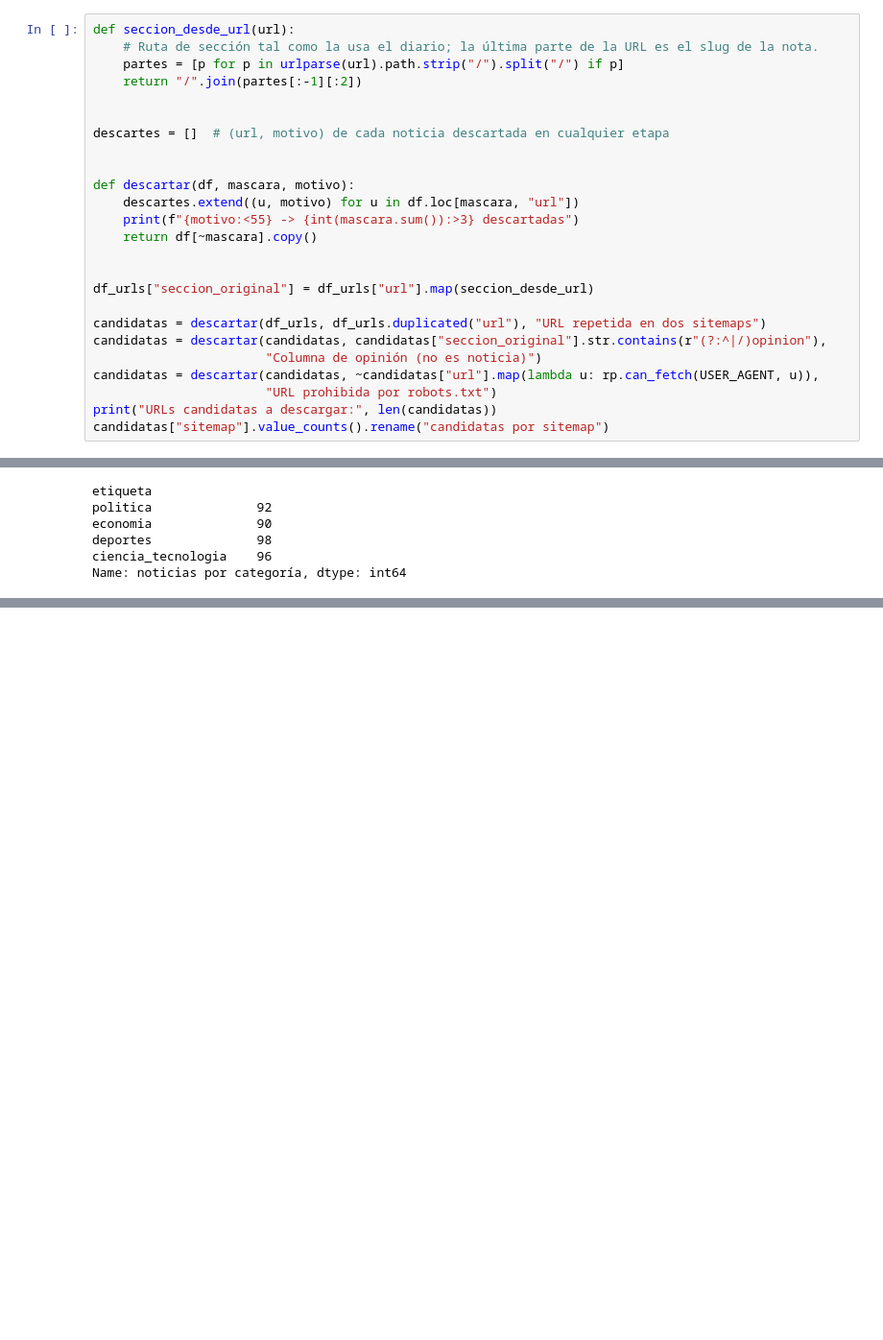
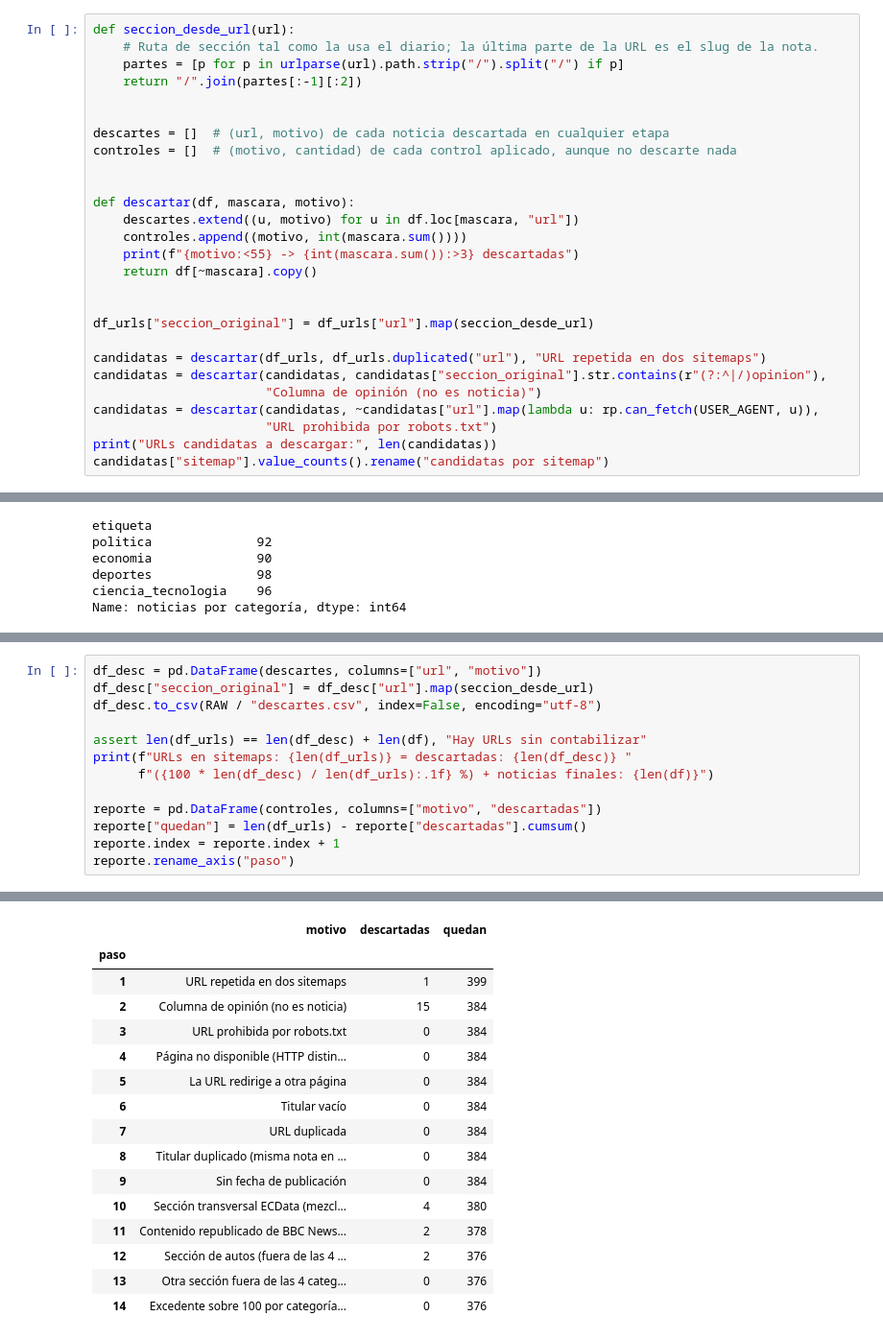
Before and after one commit to IvettexMamani/diplomado-python-2026, a Jupyter notebook: tarea_1/01_recoleccion.ipynb, the cells around one changed output, grey strips where cells are left out. Shown at 96% size. Cells and saved outputs as stored; diff of their text form; blank space fills up the shorter version.

```diff
--- a/tarea_1/01_recoleccion.ipynb
+++ b/tarea_1/01_recoleccion.ipynb
@@ -213,10 +213,12 @@ def seccion_desde_url(url):
 
 
 descartes = []  # (url, motivo) de cada noticia descartada en cualquier etapa
+controles = []  # (motivo, cantidad) de cada control aplicado, aunque no descarte nada
 
 
 def descartar(df, mascara, motivo):
     descartes.extend((u, motivo) for u in df.loc[mascara, "url"])
+    controles.append((motivo, int(mascara.sum())))
     print(f"{motivo:<55} -> {int(mascara.sum()):>3} descartadas")
     return df[~mascara].copy()
 
@@ -474,0 +480,14 @@ Name: noticias por categoría, dtype: int64
+# %%
+df_desc = pd.DataFrame(descartes, columns=["url", "motivo"])
+df_desc["seccion_original"] = df_desc["url"].map(seccion_desde_url)
+df_desc.to_csv(RAW / "descartes.csv", index=False, encoding="utf-8")
+
+assert len(df_urls) == len(df_desc) + len(df), "Hay URLs sin contabilizar"
+print(f"URLs en sitemaps: {len(df_urls)} = descartadas: {len(df_desc)} "
+      f"({100 * len(df_desc) / len(df_urls):.1f} %) + noticias finales: {len(df)}")
+
+reporte = pd.DataFrame(controles, columns=["motivo", "descartadas"])
+reporte["quedan"] = len(df_urls) - reporte["descartadas"].cumsum()
+reporte.index = reporte.index + 1
+reporte.rename_axis("paso")
+# %% [output]
@@ -474,0 +495,16 @@ Name: noticias por categoría, dtype: int64
+|  | motivo | descartadas | quedan |
+| paso |  |  |  |
+| 1 | URL repetida en dos sitemaps | 1 | 399 |
+| 2 | Columna de opinión (no es noticia) | 15 | 384 |
+| 3 | URL prohibida por robots.txt | 0 | 384 |
+| 4 | Página no disponible (HTTP distin... | 0 | 384 |
+| 5 | La URL redirige a otra página | 0 | 384 |
+| 6 | Titular vacío | 0 | 384 |
+| 7 | URL duplicada | 0 | 384 |
+| 8 | Titular duplicado (misma nota en ... | 0 | 384 |
+| 9 | Sin fecha de publicación | 0 | 384 |
+| 10 | Sección transversal ECData (mezcl... | 4 | 380 |
+| 11 | Contenido republicado de BBC News... | 2 | 378 |
+| 12 | Sección de autos (fuera de las 4 ... | 2 | 376 |
+| 13 | Otra sección fuera de las 4 categ... | 0 | 376 |
+| 14 | Excedente sobre 100 por categoría... | 0 | 376 |
```
Also changed, not shown: parts of 3 cells of this notebook, 1 other file.
